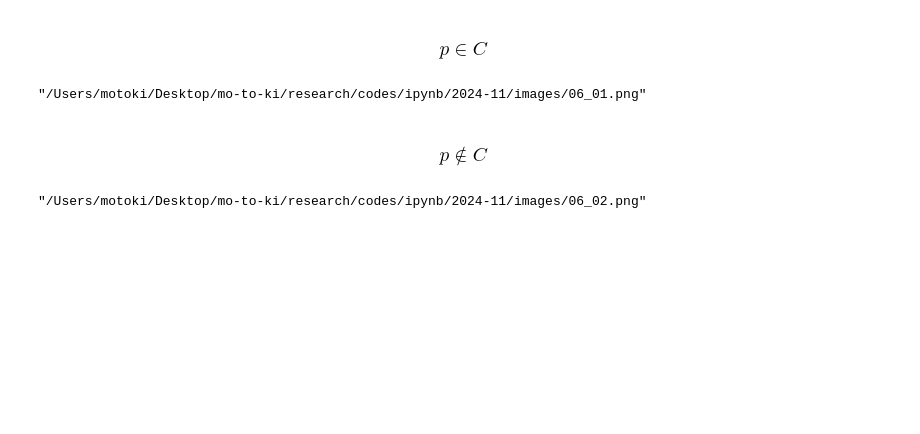
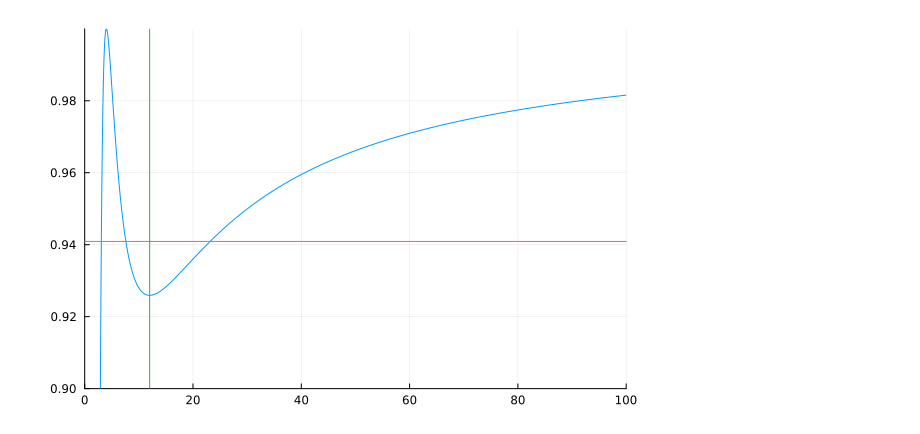
Before and after one commit to motoki-omamiuda/gakushuin, a Jupyter notebook: codes/ipynb/2024-11/11.ipynb, the cells around one changed output. Cells and saved outputs as stored; diff of their text form; code cells hidden in the pictures; blank space fills up the shorter version.

```diff
--- a/codes/ipynb/2024-11/11.ipynb
+++ b/codes/ipynb/2024-11/11.ipynb
@@ -97,54 +34,0 @@ savefig(plt, "./images/06_00.png")
-# %% [markdown]
-### $$ p \in C $$
-# %%
-plt = plot(
-    xlim=(-10, 10), ylim=(-10, 10),
-    legend=false,
-    ratio=1, # アスペクト比を指定
-    dpi=800, # 解像度を指定
-    grid=false,
-    # framestyle=:none,
-)
-theta = range(0, stop=2*pi, length=100)
-for (i, j) in zip([2, 3 * sqrt(3)], [0.6, 0.3])
-    plot!(plt, i .* cos.(theta), i .* sin.(theta), linewidth=0, fillcolor=:black, fillalpha=j, fillrange=0)
-end
-
-tmp_x_list = []
-tmp_y_list = []
-
-b = 3 * sqrt(3) + 0.05
-tmp_x_list, tmp_y_list = r_and_phi_sym(b)
-plot!(plt, tmp_x_list, tmp_y_list, color=:black, linestyle=:dash, linewidth=1)
-plot!(plt, [-100, 100], [0, 0], color=:black, linewidth=1)
-
-savefig(plt, "./images/06_01.png")
-# %% [output]
-"/Users/motoki/Desktop/mo-to-ki/research/codes/ipynb/2024-11/images/06_01.png"
-# %% [markdown]
-### $$ p \notin C $$
-# %%
-plt = plot(
-    xlim=(-10, 10), ylim=(-10, 10),
-    legend=false,
-    ratio=1, # アスペクト比を指定
-    dpi=800, # 解像度を指定
-    grid=false,
-    # framestyle=:none,
-)
-theta = range(0, stop=2*pi, length=100)
-for (i, j) in zip([2, 3 * sqrt(3)], [0.6, 0.3])
-    plot!(plt, i .* cos.(theta), i .* sin.(theta), linewidth=0, fillcolor=:black, fillalpha=j, fillrange=0)
-end
-
-tmp_x_list = []
-tmp_y_list = []
-
-b = 3 * sqrt(3) + 0.001
-tmp_x_list, tmp_y_list = r_and_phi_sym(b)
-plot!(plt, tmp_x_list, tmp_y_list, color=:black, linestyle=:dash, linewidth=1)
-plot!(plt, [-100, 100], [0, 0], color=:black, linewidth=1)
-
-savefig(plt, "./images/06_02.png")
-# %% [output]
-"/Users/motoki/Desktop/mo-to-ki/research/codes/ipynb/2024-11/images/06_02.png"
@@ -163,0 +35,20 @@ savefig(plt, "./images/06.png")
+# %%
+
+using Plots
+E, L = 0.97, 4.0
+x_list, y_list = [], []
+for i in 2:0.01:100
+    push!(x_list, i)
+    push!(y_list, -2 * L^2 / i^3 + L^2 / i^2 - 2 / i + 1)
+end
+
+plt = plot(
+    xlim=(0, 100), ylim=(0.90, 1),
+    # framestyle=:none,
+)
+
+plot!(plt, x_list, y_list, legend=false)
+plot!(plt, [0, 100], [E^2, E^2], legend=false)
+plot!(plt, [12, 12], [0, 100], legend=false)
+# %% [output]
+[figure, added]
```
Also changed, not shown: parts of 8 cells of this notebook, 22 other files.
